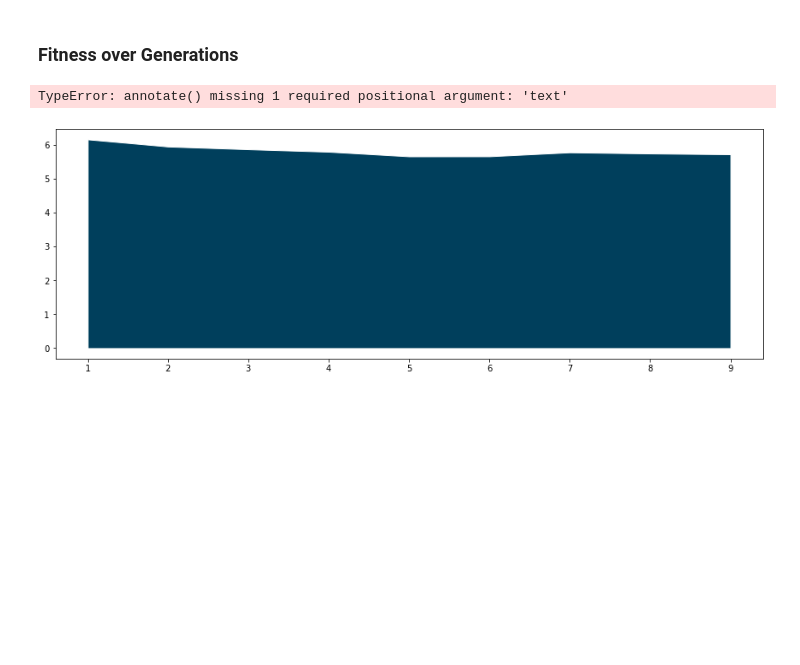
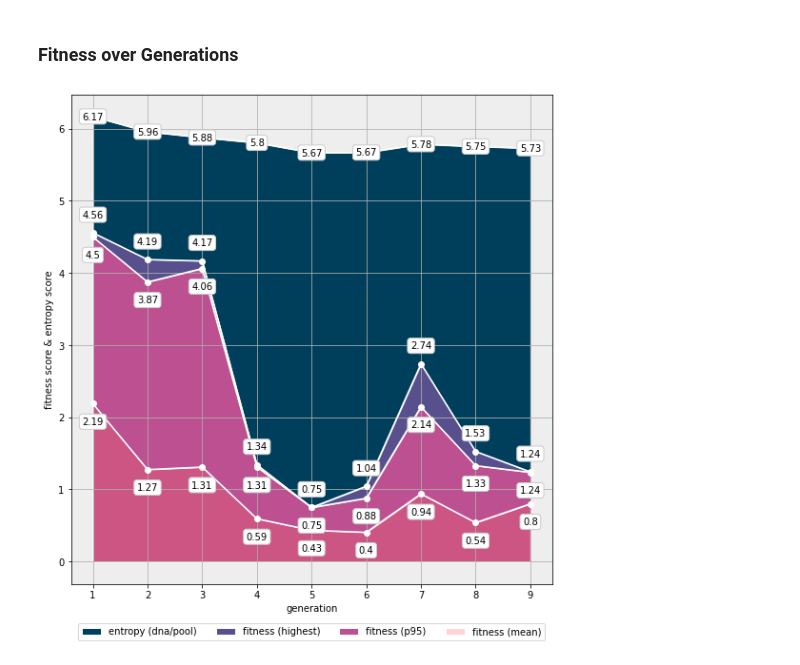
Before and after one commit to hudsonmendes/uolondon-cm3020-ai, a Jupyter notebook: midterms/analysis/results.ipynb, the cells around one changed output. Drawn from its saved outputs; the diff is of its cells as text; code cells hidden in the pictures; blank space fills up the shorter version.

```diff
--- a/midterms/analysis/results.ipynb
+++ b/midterms/analysis/results.ipynb
@@ -32,25 +32,25 @@ summary_per_variant = load_variants_and_summaries(folder='../evolution')
 # %% [markdown]
 ### Fitness over Generations
 # %%
-def plot_fitness_over_generations(df: pd.DataFrame):
-    def annotated_area(index: pd.Series, values: pd.Series, color: str, label: str):
-        ax.fill_between(index, values, color=color, edgecolor='#fff', label='entropy (dna/pool)')
+def plot_fitness_over_generations(df: pd.DataFrame, figlen: int = 8):
+    def annotated_area(index: pd.Series, values: pd.Series, color: str, label: str, ydist: float):
+        ax.fill_between(index, values, color=color, edgecolor='#fff', label=label)
+        ax.plot(index, values, marker='o', color="#fff")
         for i, v in enumerate(values):
-            ax.annotate(str(v), xy=(i,v), xytext=(-7,7), textcoords='offset points')
-
-    fig, ax = plt.subplots(figsize=(15, 5))
-    annotated_area(df.index, df.dna_pool_entropy, color='#003f5c', label='entropy (dna/pool)')
-    annotated_area(df.index, df.fitness_highest, color='#58508d', label='fitness (highest)')
-    annotated_area(df.index, df.fitness_p95, color='#bc5090', label='fitness (p95)')
-    annotated_area(df.index, df.fitness_mean, color='#ff636144', label='fitness (mean)')
+            ax.text(i + 1, v + ydist, str(round(v, 2)), ha="center", va="center", bbox=dict(boxstyle="round", fc="w", ec="#ccc", lw=1))
+    fig, ax = plt.subplots(figsize=(figlen, figlen))
+    annotated_area(df.index, df.dna_pool_entropy, color='#003f5c', label='entropy (dna/pool)', ydist=0)
+    annotated_area(df.index, df.fitness_highest, color='#58508d', label='fitness (highest)', ydist=0.25)
+    annotated_area(df.index, df.fitness_p95, color='#bc5090', label='fitness (p95)', ydist=-0.25)
+    annotated_area(df.index, df.fitness_mean, color='#ff636144', label='fitness (mean)', ydist=-0.25)
     ax.set_facecolor("#eee")
-    ax.legend(loc='lower center', bbox_to_anchor=(0.5, -0.3), ncol=4)
+    ax.legend(loc='lower center', bbox_to_anchor=(0.5, -0.125), ncol=4)
     ax.grid(True)
     ax.set_xlabel('generation')
-    ax.set_ylabel('fitness score (lines) & entropy score (bar)')
+    ax.set_ylabel('fitness score & entropy score')
     fig.subplots_adjust(bottom=0.25)
+    fig.tight_layout()
 
 plot_fitness_over_generations(df=summary_per_variant.get('tests'))
 # %% [output]
-TypeError: annotate() missing 1 required positional argument: 'text'
-[figure, old version]
+[figure, new version]
```
